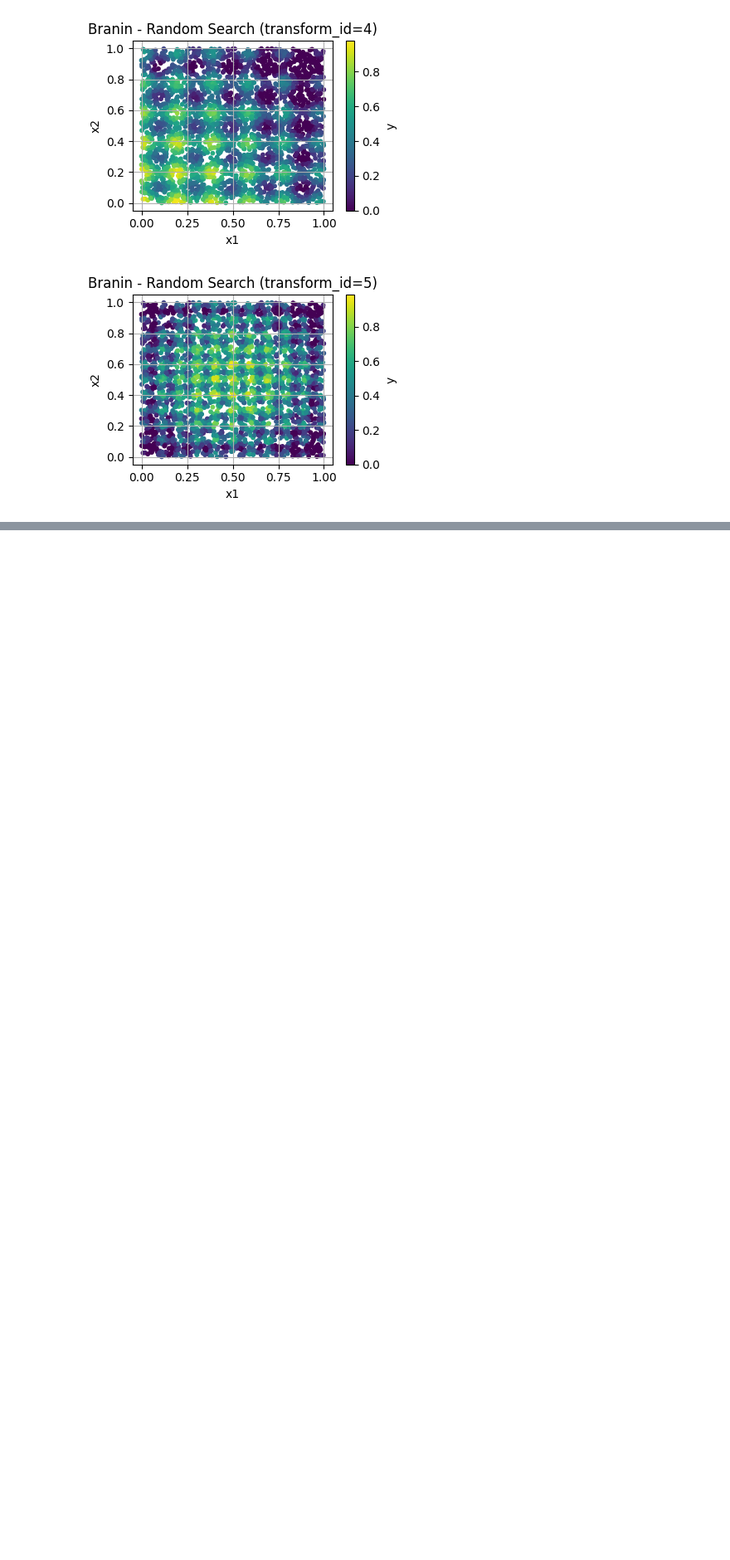
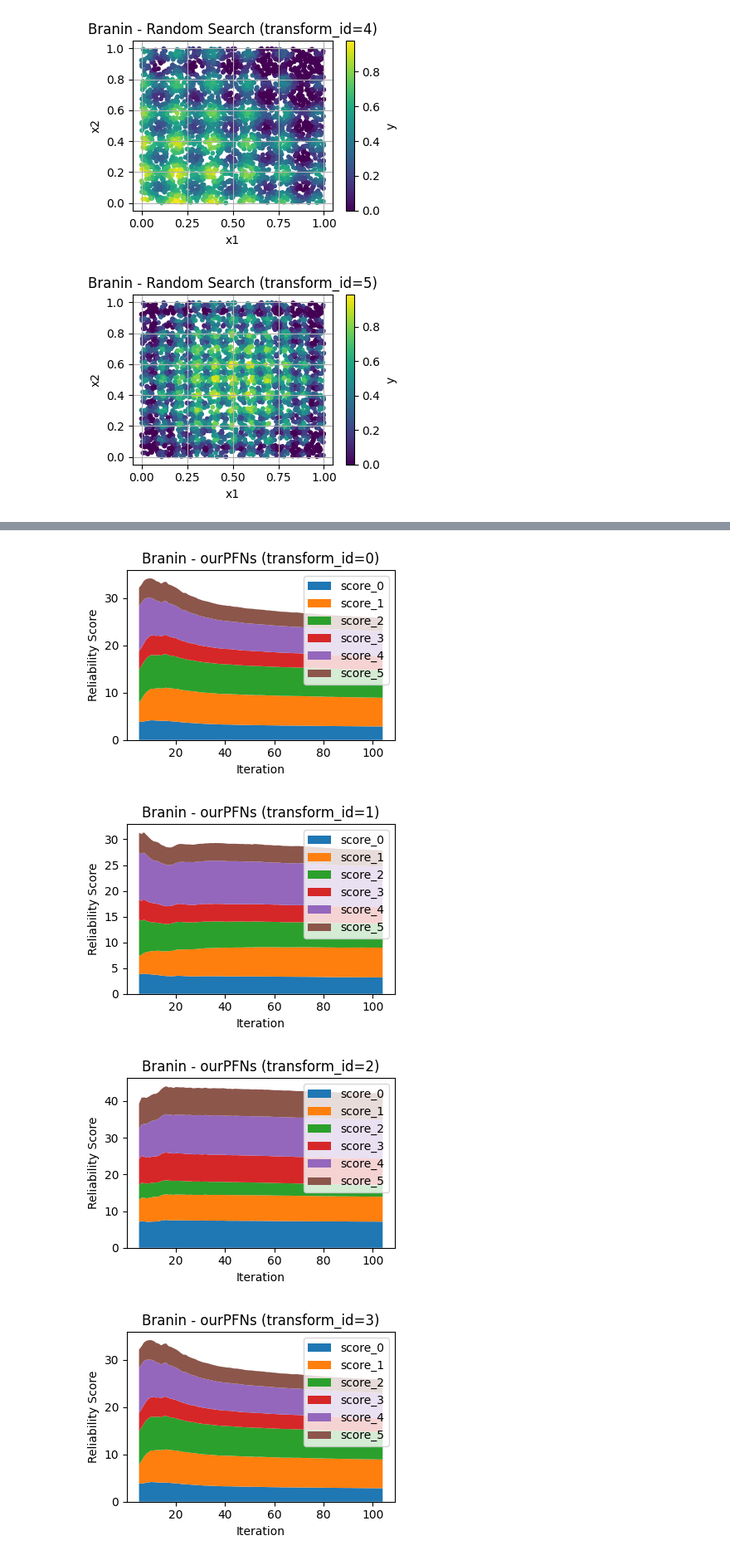
Before and after one commit to timruhkopf/ExperiencedFT-PFNs, a Jupyter notebook: HPO_tasks/Synthetic/plot.ipynb, the cells around one changed output, grey strips where cells are left out. Shown at 83% size. Cells and saved outputs as stored; diff of their text form; code cells hidden in the pictures; blank space fills up the shorter version.

```diff
--- a/HPO_tasks/Synthetic/plot.ipynb
+++ b/HPO_tasks/Synthetic/plot.ipynb
@@ -83,0 +153,38 @@ for transform_id in df['transform_id'].unique():
+# %%
+method = 'ourPFNs'
+function_name = "Branin"
+dfm = df[(df['method'] == method) & (df['function_name'] == function_name)]
+# Plot for each transform_id
+unique_transforms = dfm['transform_id'].unique()
+
+def parse_scores(x):
+    if isinstance(x, str):
+        x = x.replace('tensor(', '').replace(')', '').strip('[]')
+        return np.array([float(i.strip()) if i.strip() != 'nan' else np.nan for i in x.split(',')])
+    return np.array(x)
+
+
+for transform_id in unique_transforms:
+    df_subset = dfm[(dfm['transform_id'] == transform_id) & (dfm['iteration'] >= 5)].copy()
+
+    df_subset['scores'] = df_subset['reliability_scores'].apply(parse_scores)
+
+    score_cols = [f'score_{i}' for i in range(6)]
+
+    df_subset[score_cols] = pd.DataFrame(df_subset['scores'].tolist(), index=df_subset.index)
+
+    agg_df = df_subset.groupby('iteration')[score_cols].mean()  # or .median()
+
+    plt.figure(figsize=(4, 3))
+    plt.stackplot(agg_df.index, agg_df.values.T, labels=score_cols)
+    plt.xlabel("Iteration")
+    plt.ylabel("Reliability Score")
+    plt.title(f'{function_name} - {method} (transform_id={transform_id})')
+    plt.legend(loc='upper right')
+    plt.tight_layout()
+    plt.show()
+# %% [output]
+[figure, added]
+[figure, added]
+[figure, added]
+[figure, added]
```
Also changed, not shown: parts of 6 cells of this notebook, 3 other files.
